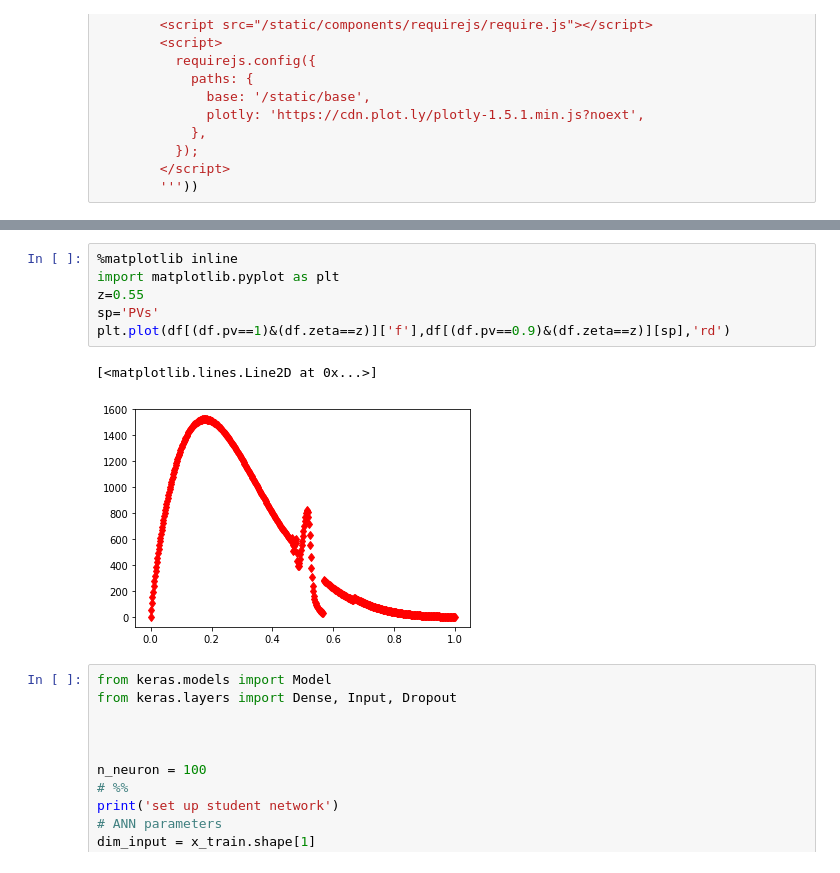
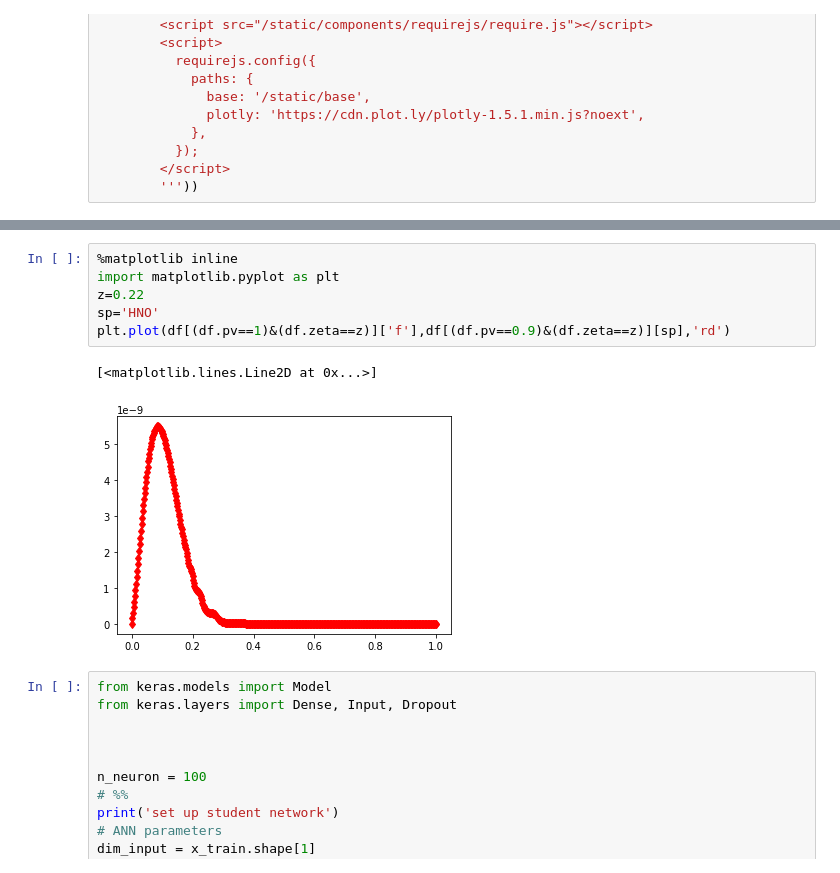
Before and after one commit to uqyge/combustionML, a Jupyter notebook: FPV_ANN/notebooks/load_exist_model.ipynb, the cells around one changed output, grey strips where cells are left out. Cells and saved outputs as stored; diff of their text form.

```diff
--- a/FPV_ANN/notebooks/load_exist_model.ipynb
+++ b/FPV_ANN/notebooks/load_exist_model.ipynb
@@ -648,12 +648,12 @@ PVs r2: 0.9999 max: 1794.78
 # %%
 %matplotlib inline
 import matplotlib.pyplot as plt
-z=0.55
-sp='PVs'
+z=0.22
+sp='HNO'
 plt.plot(df[(df.pv==1)&(df.zeta==z)]['f'],df[(df.pv==0.9)&(df.zeta==z)][sp],'rd')
 # %% [output]
 [<matplotlib.lines.Line2D at 0x...>]
-[figure, old version]
+[figure, new version]
 # %%
 from keras.models import Model
 from keras.layers import Dense, Input, Dropout
```
Also changed, not shown: parts of 2 cells of this notebook, 3 other files.
